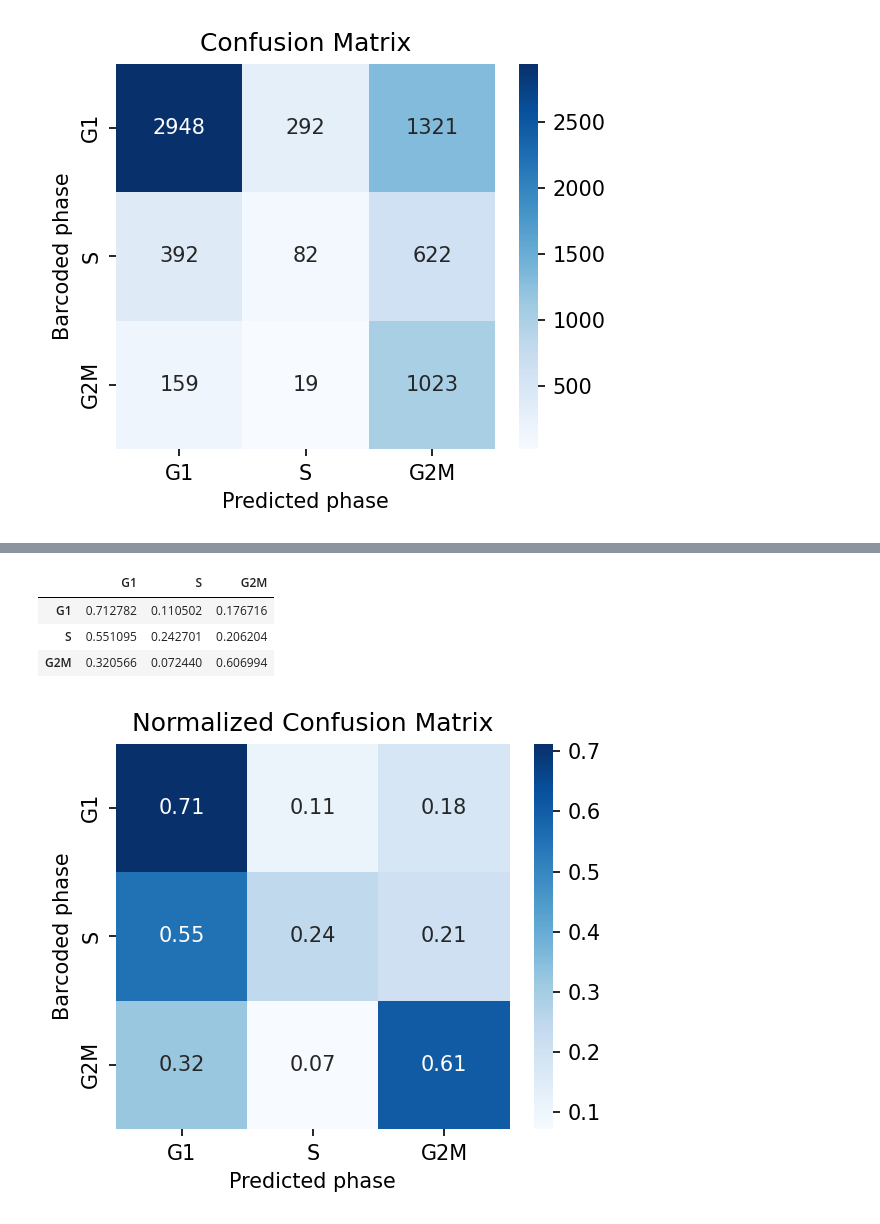
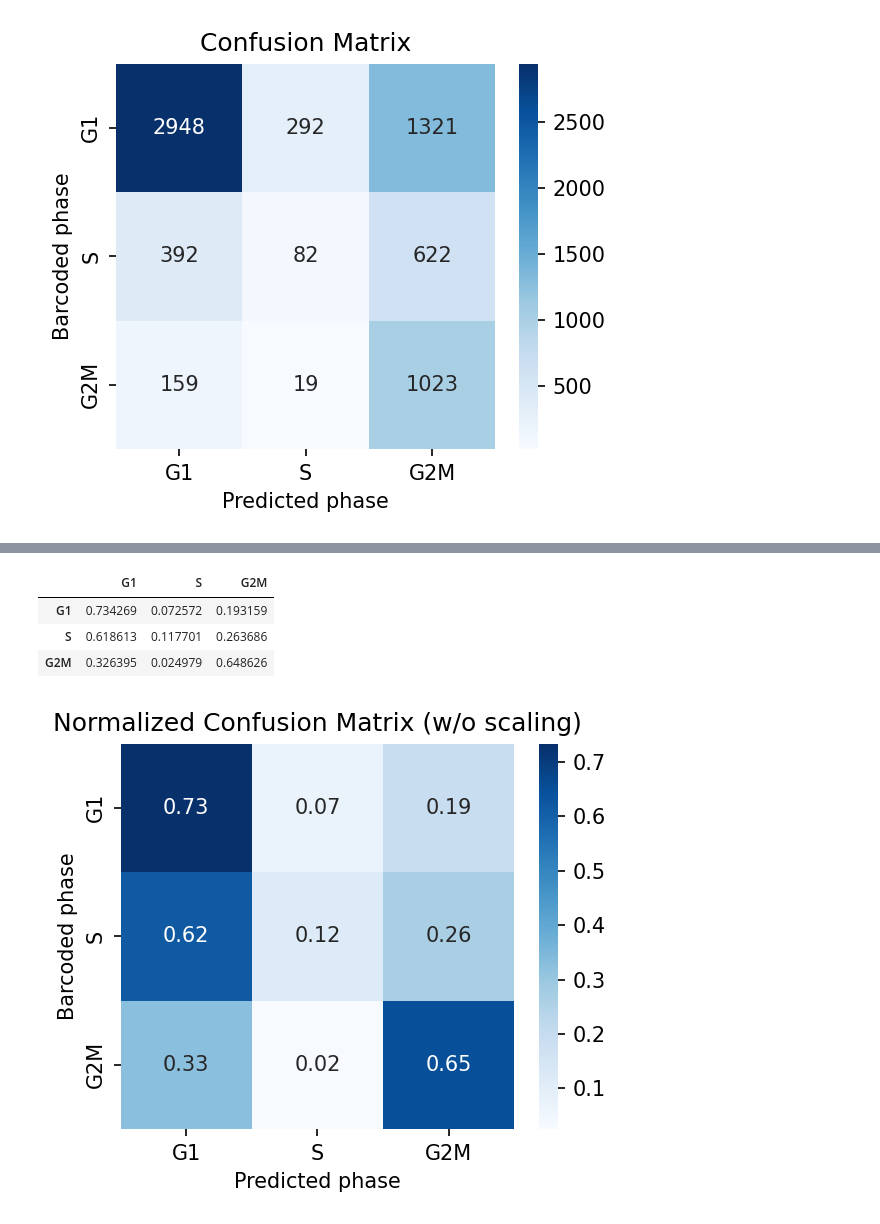
Before and after one commit to jrcwycy/Hybrid, a Jupyter notebook: notebooks/cell_cycle/confusion_matrix.ipynb, the cells around one changed output, grey strips where cells are left out. Saved outputs shown, nothing was run; the diff lists cells and outputs as text; code cells hidden in the pictures.

```diff
--- a/notebooks/cell_cycle/confusion_matrix.ipynb
+++ b/notebooks/cell_cycle/confusion_matrix.ipynb
@@ -141,12 +248,14 @@ Wall time: 1.09 ms
 # %%
+bdata = adata.copy()
+
 # score cell cycle (no scaling)
-adata.X = adata.layers['log_norm'].copy()
+bdata.X = bdata.layers['log_norm'].copy()
 
 sc.tl.score_genes_cell_cycle(
-    adata,
+    bdata,
     s_genes=s_genes,
     g2m_genes=g2m_genes,
 )
 
-adata.obs[['phase']].head()
+bdata.obs[['phase']].head()
 # %% [output]
@@ -157,7 +268,7 @@ adata.obs[['phase']].head()
 | AAACCATTCACGTAAT_hybrid | G2M |
 | AAACCATTCAGGCAGA_hybrid | G2M |
 # %%
-df = adata.obs[['assigned_condition', 'dataset', 'S_score', 'G2M_score', 'phase']].copy()
+df = bdata.obs[['assigned_condition', 'dataset', 'S_score', 'G2M_score', 'phase']].copy()
 
 df = df[df['dataset'] == 'Control']
 print(f'Total cells: {df.shape[0]}')
@@ -178,0 +290,6 @@ After dropping missing labels: 6858
+# %%
+df['assigned_condition'] = df['assigned_condition'].astype(str)
+df['phase'] = df['phase'].astype(str)
+
+print(df['assigned_condition'].value_counts(normalize=True))
+print(df['phase'].value_counts(normalize=True))
@@ -222,35 +350,35 @@ plt.show()
 cm_norm = confusion_matrix(
     df["assigned_condition"],
     df["phase"],
     labels=labels,
     normalize="true"
 )
 
 cndf = pd.DataFrame(
     cm_norm,
     index=labels,
     columns=labels
 )
 
 display(cndf)
 
 plt.figure(figsize=(4, 3.5), dpi=150)
 sns.heatmap(
     cndf,
     annot=True,
     fmt=".2f",
     cmap="Blues",
     cbar=True
 )
 
 plt.ylabel("Barcoded phase")
 plt.xlabel("Predicted phase")
-plt.title("Normalized Confusion Matrix")
+plt.title("Normalized Confusion Matrix (w/o scaling)")
 plt.tight_layout()
 plt.show()
 # %% [output]
 |  | G1 | S | G2M |
-| G1 | 0.712782 | 0.110502 | 0.176716 |
-| S | 0.551095 | 0.242701 | 0.206204 |
-| G2M | 0.320566 | 0.072440 | 0.606994 |
+| G1 | 0.734269 | 0.072572 | 0.193159 |
+| S | 0.618613 | 0.117701 | 0.263686 |
+| G2M | 0.326395 | 0.024979 | 0.648626 |
-[figure, old version]
+[figure, new version]
```
Also changed, not shown: parts of 26 cells of this notebook, 14 other files.
